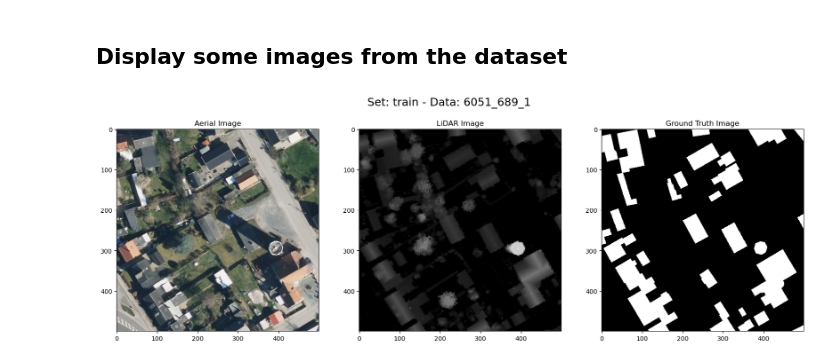
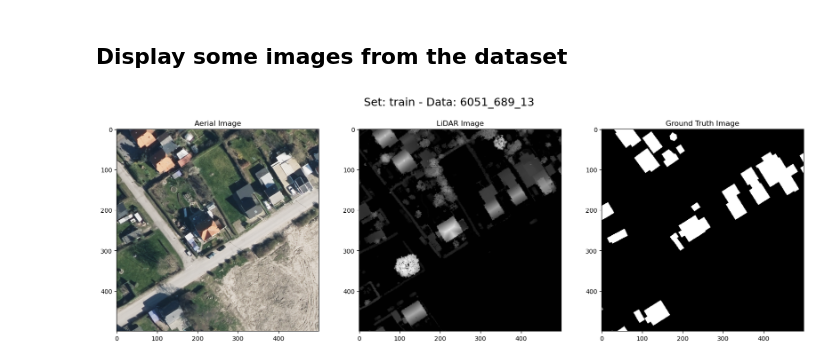
Before and after one commit to erikx50/A-Machine-Learning-approach-for-Building-Segmentation-using-laser-data, a Jupyter notebook: 0_MapAI_Dataset.ipynb, the cells around one changed output. Saved outputs shown, nothing was run; the diff lists cells and outputs as text; code cells hidden in the pictures.

```diff
--- a/0_MapAI_Dataset.ipynb
+++ b/0_MapAI_Dataset.ipynb
@@ -118,6 +118,6 @@ def display_dataset(set_name, data_name):
 
     plt.show()
 # %%
-display_dataset("train", "6051_689_1")
+display_dataset("train", "6051_689_13")
 # %% [output]
-[figure, old version]
+[figure, new version]
```
Also changed, not shown: 1 other file.
